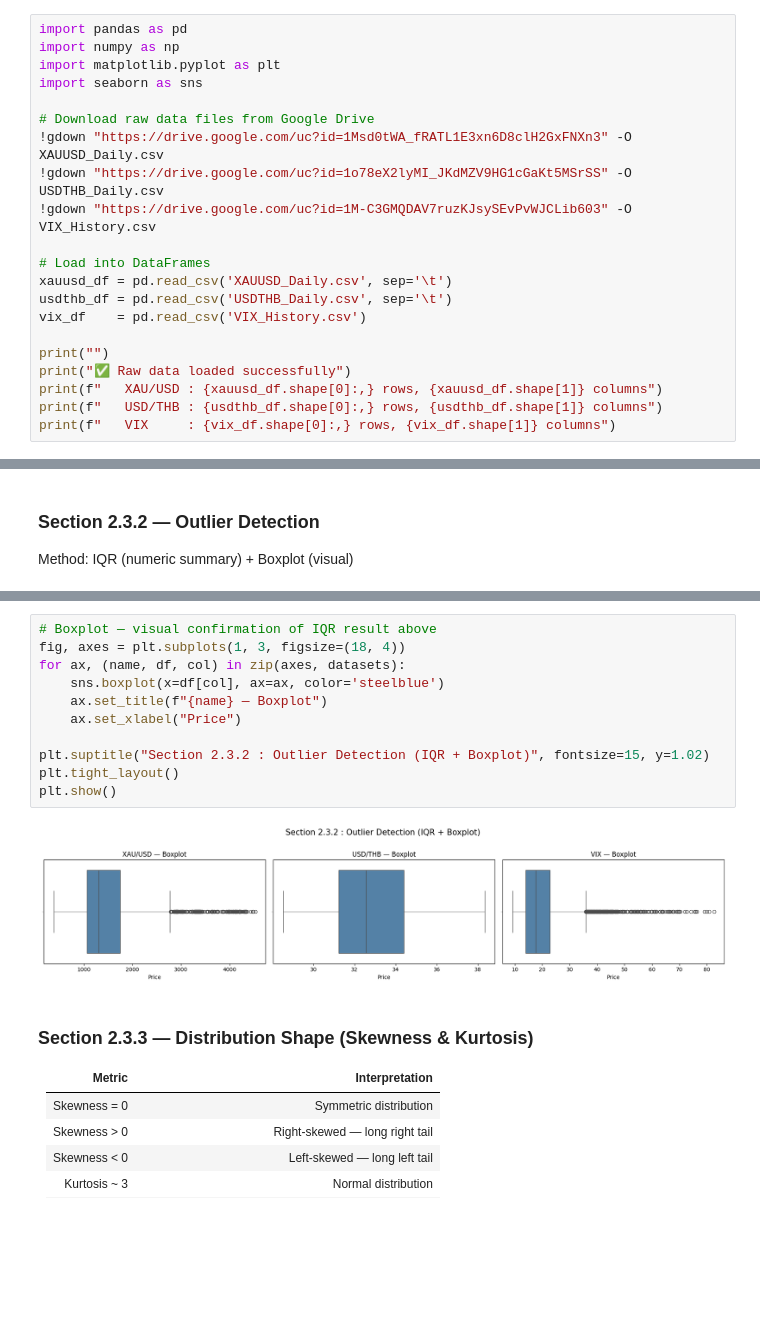
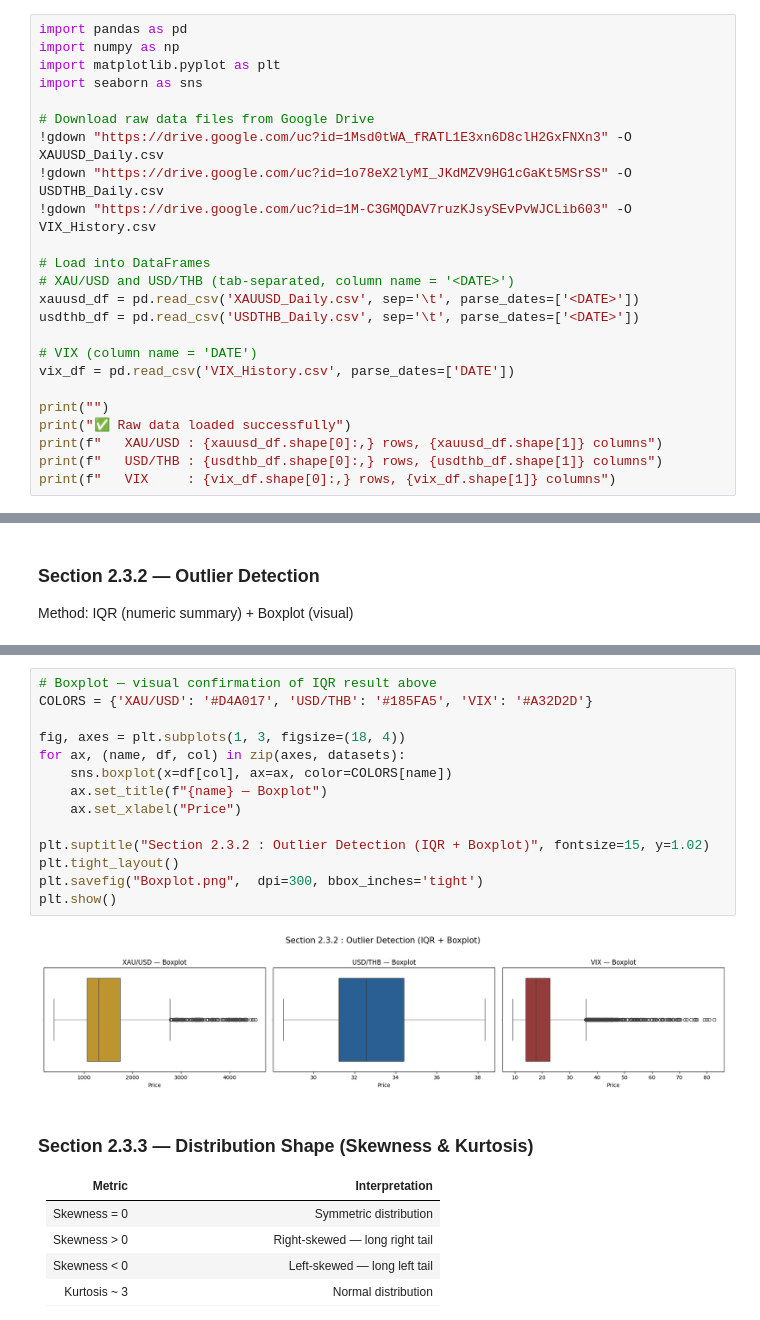
Before and after one commit to athiphat67/CN340_DATA-SCIENCE-FOR-SIGNAL-PROCESSING_PROJECT, a Jupyter notebook: Src/Phase2_EDA.ipynb, the cells around one changed output, grey strips where cells are left out. Saved outputs shown, nothing was run; the diff lists cells and outputs as text; blank space fills up the shorter version.

Commit message:
feat : fix bug and add code save chart png file

```diff
--- a/Src/Phase2_EDA.ipynb
+++ b/Src/Phase2_EDA.ipynb
@@ -16,9 +16,12 @@ import seaborn as sns
 !gdown "https://drive.google.com/uc?id=1M-C3GMQDAV7ruzKJsySEvPvWJCLib603" -O VIX_History.csv
 
 # Load into DataFrames
-xauusd_df = pd.read_csv('XAUUSD_Daily.csv', sep='\t')
-usdthb_df = pd.read_csv('USDTHB_Daily.csv', sep='\t')
-vix_df    = pd.read_csv('VIX_History.csv')
+# XAU/USD and USD/THB (tab-separated, column name = '<DATE>')
+xauusd_df = pd.read_csv('XAUUSD_Daily.csv', sep='\t', parse_dates=['<DATE>'])
+usdthb_df = pd.read_csv('USDTHB_Daily.csv', sep='\t', parse_dates=['<DATE>'])
+
+# VIX (column name = 'DATE')
+vix_df = pd.read_csv('VIX_History.csv', parse_dates=['DATE'])
 
 print("")
 print("✅ Raw data loaded successfully")
@@ -219,16 +221,19 @@ Outlier Detection (IQR Method)
 # %%
 # Boxplot — visual confirmation of IQR result above
+COLORS = {'XAU/USD': '#D4A017', 'USD/THB': '#185FA5', 'VIX': '#A32D2D'}
+
 fig, axes = plt.subplots(1, 3, figsize=(18, 4))
 for ax, (name, df, col) in zip(axes, datasets):
-    sns.boxplot(x=df[col], ax=ax, color='steelblue')
+    sns.boxplot(x=df[col], ax=ax, color=COLORS[name])
     ax.set_title(f"{name} — Boxplot")
     ax.set_xlabel("Price")
 
 plt.suptitle("Section 2.3.2 : Outlier Detection (IQR + Boxplot)", fontsize=15, y=1.02)
 plt.tight_layout()
+plt.savefig("Boxplot.png",  dpi=300, bbox_inches='tight')
 plt.show()
 # %% [output]
-[figure, old version]
+[figure, new version]
 # %% [markdown]
 ### Section 2.3.3 — Distribution Shape (Skewness & Kurtosis)
 
```
Also changed, not shown: parts of 6 cells of this notebook.
